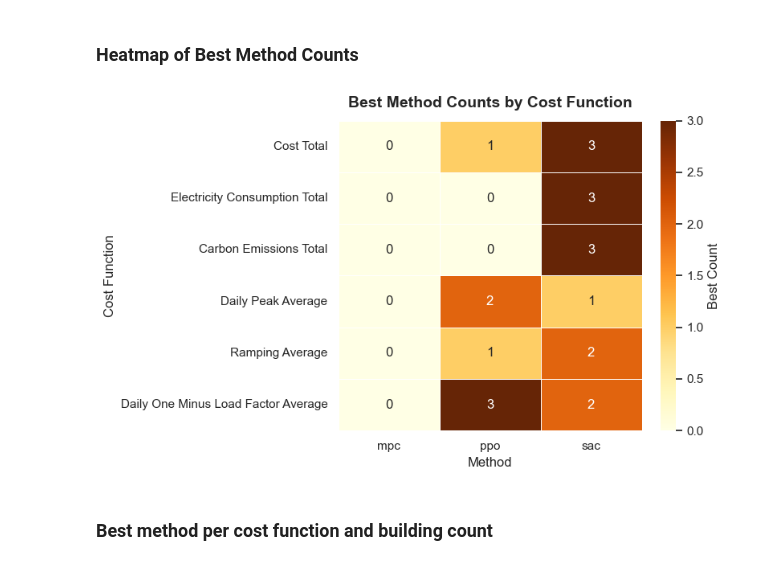
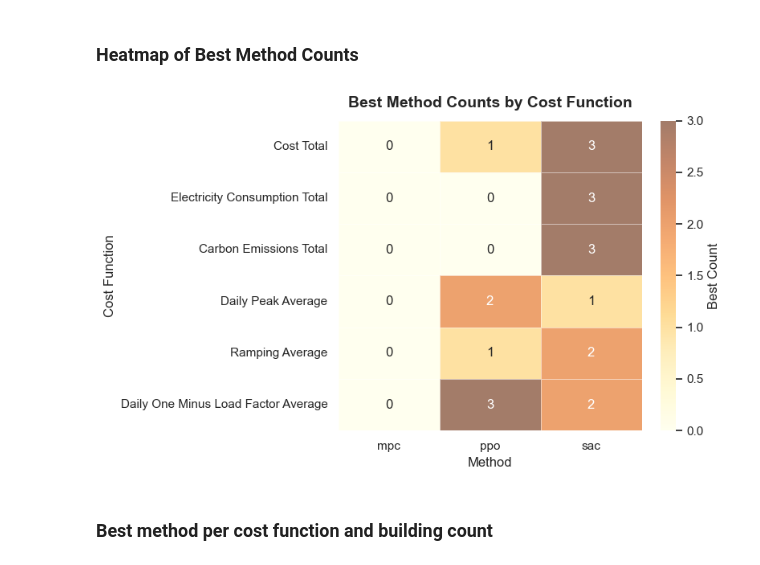
Before and after one commit to yijint/CityLearn_thesis, a Jupyter notebook: analysis.ipynb, the cells around one changed output. Saved outputs shown, nothing was run; the diff lists cells and outputs as text; code cells hidden in the pictures.

```diff
--- a/analysis.ipynb
+++ b/analysis.ipynb
@@ -251,35 +251,37 @@ best_counts = df_long[df_long['is_best']].groupby(
     ['cost_function', 'method'], observed=True
 ).size().unstack(fill_value=0)
 
 # Reindex to include all methods
 best_counts = best_counts.reindex(columns=["mpc", "ppo", "sac"], fill_value=0)
 
 # Sort by total wins
 best_counts['total'] = best_counts.sum(axis=1)
 best_counts = best_counts.sort_values('total', ascending=False).drop(columns='total')
 best_counts = best_counts.reindex(ordered_costs)
 best_counts.index = [
     label.replace('_', ' ').title() for label in best_counts.index
 ]
 
 # Plot
 plt.figure(figsize=(8, 5))
 sns.heatmap(
     best_counts,
     annot=True, fmt="d",
     cmap="YlOrBr",
     linewidths=0.5,
-    cbar_kws={'label': 'Best Count'}
+    cbar_kws={'label': 'Best Count'},
+    alpha=ALPHA
 )
+plt.grid(False)
 plt.title("Best Method Counts by Cost Function", fontsize=14, pad=12, fontweight='bold')
 plt.ylabel("Cost Function", fontsize=12)
 plt.xlabel("Method", fontsize=12)
 plt.xticks(rotation=0)
 plt.yticks(rotation=0)
 plt.tight_layout()
 plt.show()
 # %% [output]
-[figure, old version]
+[figure, new version]
 # %% [markdown]
 ### Best method per cost function and building count
 # %%
```
Also changed, not shown: parts of 2 cells of this notebook, 4 other files.
